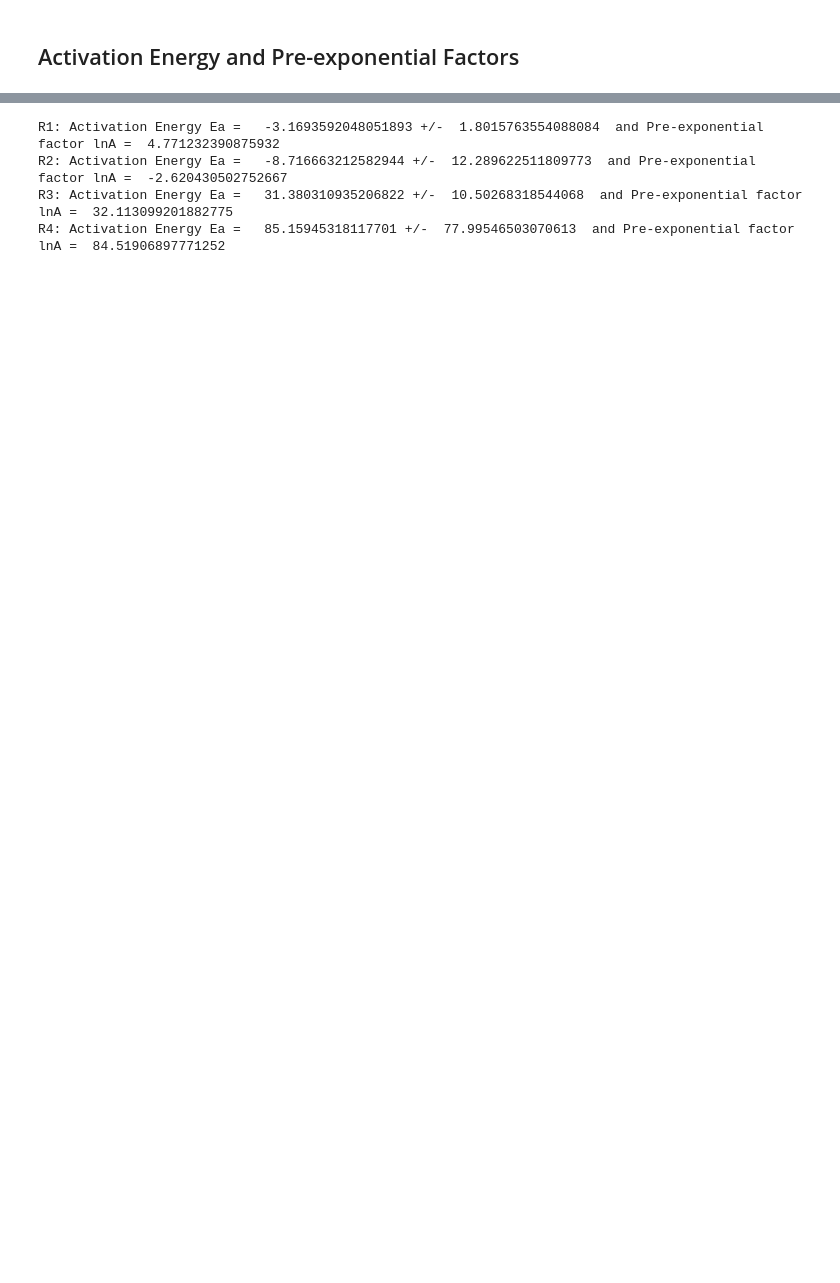
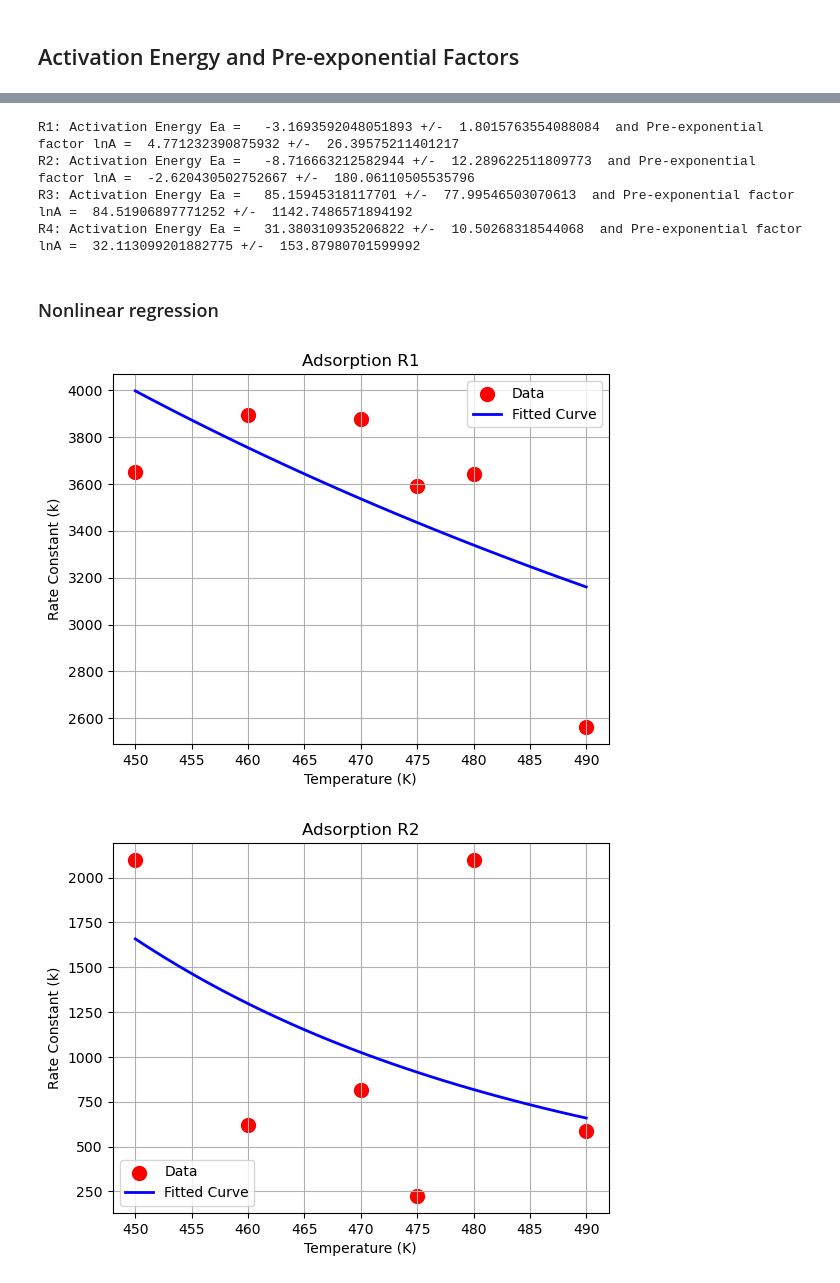
Before and after one commit to marija-iloska/pmcmc_CO_Pd, a Jupyter notebook: pyomo_implementation/dynamic_opt.ipynb, the cells around one changed output, grey strips where cells are left out. Drawn from its saved outputs; the diff is of its cells as text; code cells hidden in the pictures; blank space fills up the shorter version.

Commit message:
implemented linear and nonlinear reg for Ea and lnA

```diff
--- a/pyomo_implementation/dynamic_opt.ipynb
+++ b/pyomo_implementation/dynamic_opt.ipynb
@@ -391,8 +415,64 @@ for r in range(R):
 # %%
 for r in range(R):
-    print(f'R{r+1}: Activation Energy Ea =  ',Ea[r],'+/- ', se[r], ' and Pre-exponential factor lnA = ', lnA[r])
+    print(f'R{r+1}: Activation Energy Ea =  ',Ea[r],'+/- ', se[r][0], ' and Pre-exponential factor lnA = ', lnA[r],'+/- ', se[r][1])
 # %% [output]
-R1: Activation Energy Ea =   -3.1693592048051893 +/-  1.8015763554088084  and Pre-exponential factor lnA =  4.771232390875932
-R2: Activation Energy Ea =   -8.716663212582944 +/-  12.289622511809773  and Pre-exponential factor lnA =  -2.620430502752667
-R3: Activation Energy Ea =   31.380310935206822 +/-  10.50268318544068  and Pre-exponential factor lnA =  32.113099201882775
-R4: Activation Energy Ea =   85.15945318117701 +/-  77.99546503070613  and Pre-exponential factor lnA =  84.51906897771252
+R1: Activation Energy Ea =   -3.1693592048051893 +/-  1.8015763554088084  and Pre-exponential factor lnA =  4.771232390875932 +/-  26.39575211401217
+R2: Activation Energy Ea =   -8.716663212582944 +/-  12.289622511809773  and Pre-exponential factor lnA =  -2.620430502752667 +/-  180.06110505535796
+R3: Activation Energy Ea =   85.15945318117701 +/-  77.99546503070613  and Pre-exponential factor lnA =  84.51906897771252 +/-  1142.7486571894192
+R4: Activation Energy Ea =   31.380310935206822 +/-  10.50268318544068  and Pre-exponential factor lnA =  32.113099201882775 +/-  153.87980701599992
+# %% [markdown]
+### Nonlinear regression
+# %%
+from scipy.optimize import curve_fit
+
+labels = ['Adsorption R1', 'Adsorption R2', 'Desorption R23','Desorption R14']
+
+# Arrhenius function to fit
+def arrhenius_eq(T, A, Ea):
+    return A * np.exp(-Ea / (R_constant * T))
+
+Ea_init = [Ea[0],Ea[1],Ea[3],Ea[3]]
+A_init = [1e10, 1e10, 1e10, 1e10]
+
+Ea_nl = []
+A_nl = []
+se_nl = []
+
+for r in range(R):
+
+    # Initial guess for [A, Ea]
+    initial_guess = [A_init[r], Ea_init[r]]  # Example initial guess for A and Ea
+
+    rate_constants = np.array(k[r], dtype=float)
+
+    # Perform nonlinear regression
+    params, covariance = curve_fit(arrhenius_eq, temperatures_vals, rate_constants, p0=initial_guess)
+
+    # Extract fitted parameters
+    A_fit, Ea_fit = params
+
+    Ea_nl.append(Ea_fit)
+    A_nl.append(A_fit)
+
+    # Calculate standard errors
+    std_errors = np.sqrt(np.diag(covariance))
+
+    se_nl.append(std_errors)
+
+    # Optional: plot the results
+    T_fit = np.linspace(min(temperatures_vals), max(temperatures_vals), 100)
+    k_fit = arrhenius_eq(T_fit, *params)
+
+
+    plt.figure()
+    plt.scatter(temperatures_vals, rate_constants, color='red', label='Data', s=100)  # Data points
+    plt.plot(T_fit, k_fit, color='blue', linewidth=2, label='Fitted Curve')  # Fitted curve
+    plt.xlabel('Temperature (K)')
+    plt.ylabel('Rate Constant (k)')
+    plt.title(labels[r])
+    plt.legend()
+    plt.grid()
+    plt.show()
+# %% [output]
+[figure, added]
+[figure, added]
```
Also changed, not shown: parts of 8 cells of this notebook.
